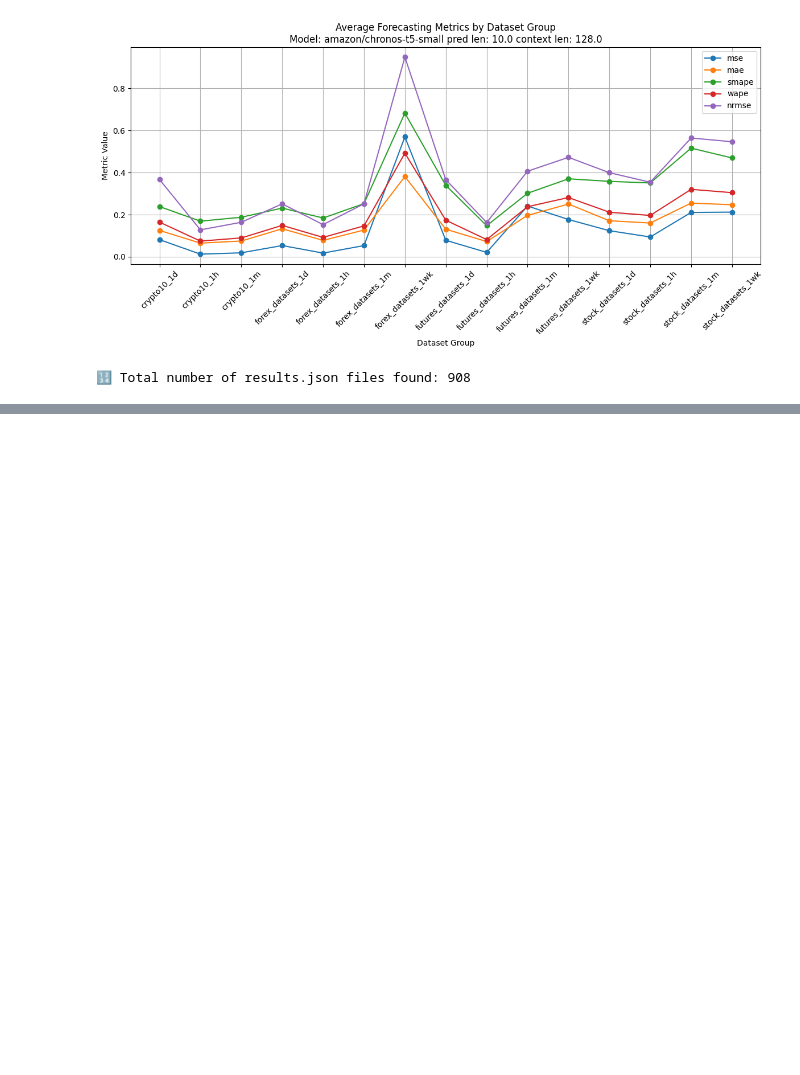
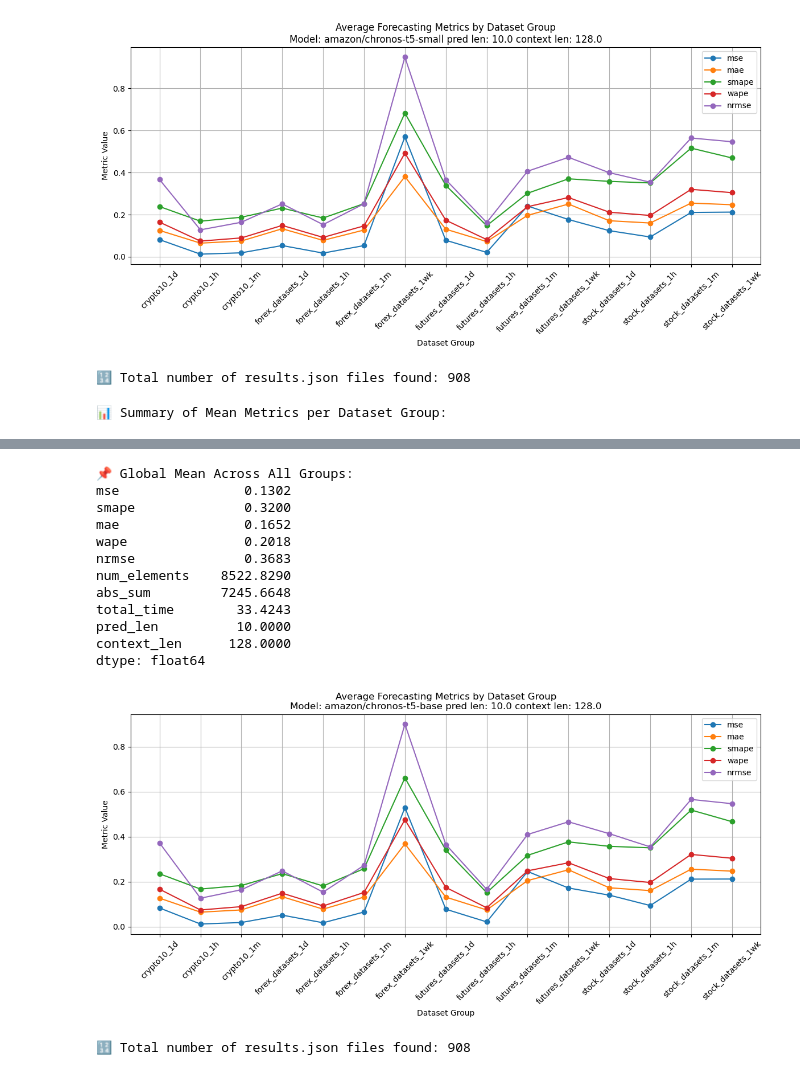
Before and after one commit to vincent05r/timesfm_test, a Jupyter notebook: stock_vis.ipynb, the cells around one changed output, grey strips where cells are left out. Saved outputs shown, nothing was run; the diff lists cells and outputs as text; code cells hidden in the pictures; blank space fills up the shorter version.

```diff
--- a/stock_vis.ipynb
+++ b/stock_vis.ipynb
@@ -221,3 +221,12 @@ context_len      128.0000
 dtype: float64
 [figure]
 🔢 Total number of results.json files found: 908
+# %%
+
+
+#config
+# Define the root result directory
+root_dir = Path(r"results\chronos\chronos_medium_of1\h10")
+show_results(root_dir)
+# %% [output]
+📊 Summary of Mean Metrics per Dataset Group:
@@ -223,0 +249,14 @@ dtype: float64
+📌 Global Mean Across All Groups:
+mse                0.1302
+smape              0.3200
+mae                0.1652
+wape               0.2018
+nrmse              0.3683
+num_elements    8522.8290
+abs_sum         7245.6648
+total_time        33.4243
+pred_len          10.0000
+context_len      128.0000
+dtype: float64
+[figure, added]
+🔢 Total number of results.json files found: 908
```
Also changed, not shown: parts of 1 cell of this notebook.
